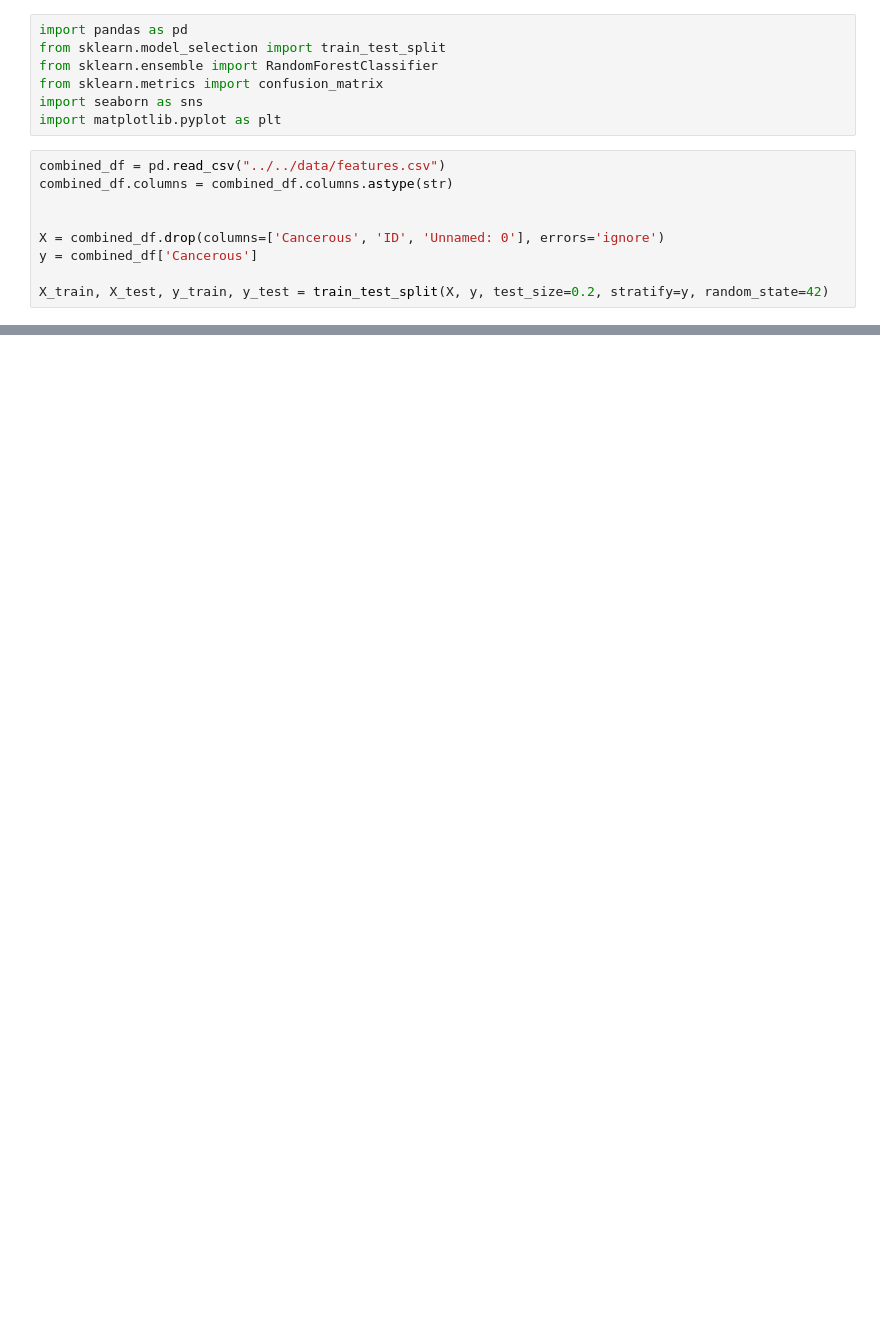
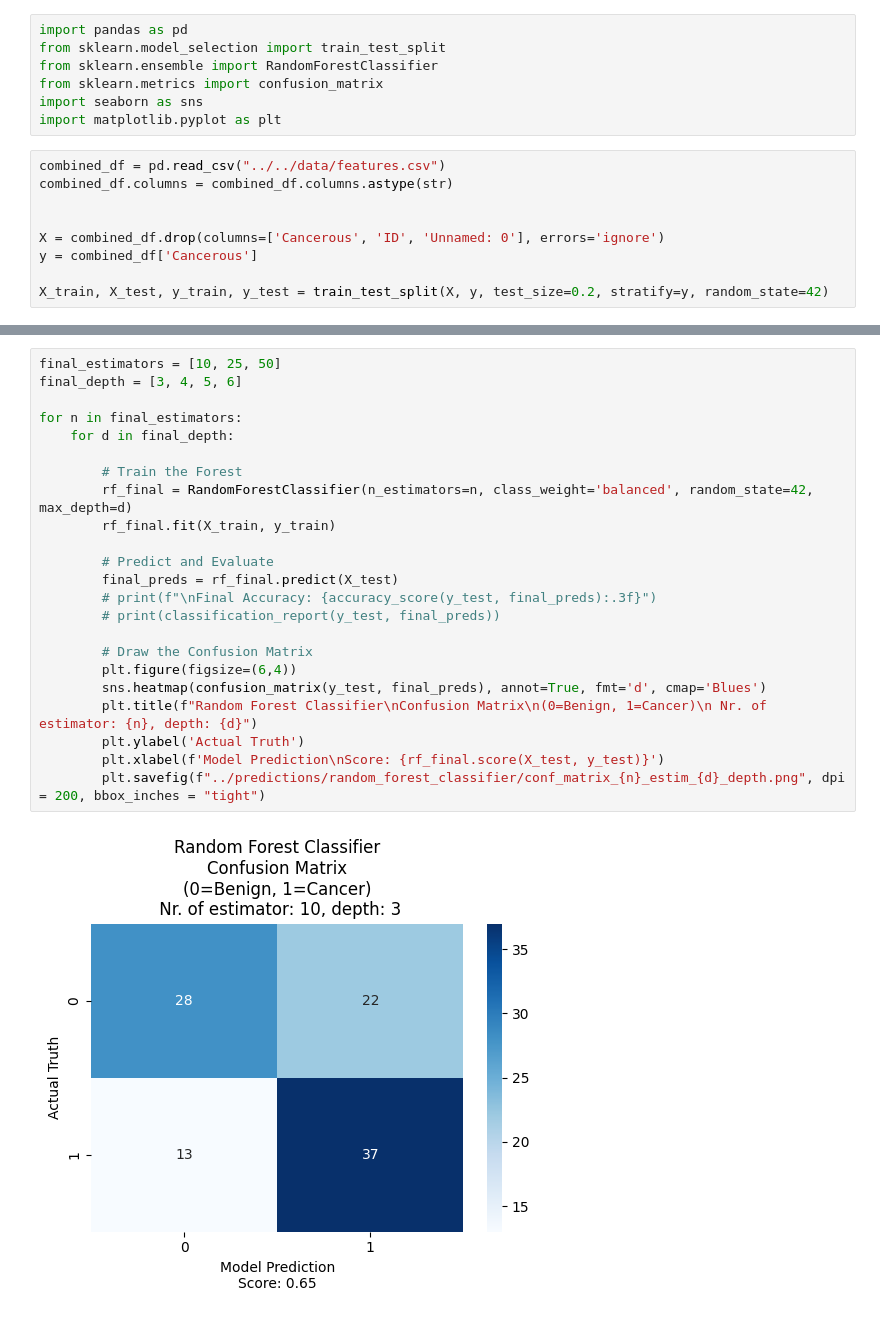
Before and after one commit to SofieITU/2026-PDS-Lizards, a Jupyter notebook: results/models/random_forest_classifier.ipynb, the cells around one changed output, grey strips where cells are left out. Cells and saved outputs as stored; diff of their text form; blank space fills up the shorter version.

```diff
--- a/results/models/random_forest_classifier.ipynb
+++ b/results/models/random_forest_classifier.ipynb
@@ -85,0 +86,25 @@ max_depth_metrics = None - train_acc: 1.000 - val_acc: 0.660
+# %%
+final_estimators = [10, 25, 50]
+final_depth = [3, 4, 5, 6]
+
+for n in final_estimators:
+    for d in final_depth:
+
+        # Train the Forest
+        rf_final = RandomForestClassifier(n_estimators=n, class_weight='balanced', random_state=42, max_depth=d)
+        rf_final.fit(X_train, y_train)
+
+        # Predict and Evaluate
+        final_preds = rf_final.predict(X_test)
+        # print(f"\nFinal Accuracy: {accuracy_score(y_test, final_preds):.3f}")
+        # print(classification_report(y_test, final_preds))
+
+        # Draw the Confusion Matrix
+        plt.figure(figsize=(6,4))
+        sns.heatmap(confusion_matrix(y_test, final_preds), annot=True, fmt='d', cmap='Blues')
+        plt.title(f"Random Forest Classifier\nConfusion Matrix\n(0=Benign, 1=Cancer)\n Nr. of estimator: {n}, depth: {d}")
+        plt.ylabel('Actual Truth')
+        plt.xlabel(f'Model Prediction\nScore: {rf_final.score(X_test, y_test)}')
+        plt.savefig(f"../predictions/random_forest_classifier/conf_matrix_{n}_estim_{d}_depth.png", dpi = 200, bbox_inches = "tight")
+# %% [output]
+[figure, added]
```
Also changed, not shown: parts of 2 cells of this notebook.
